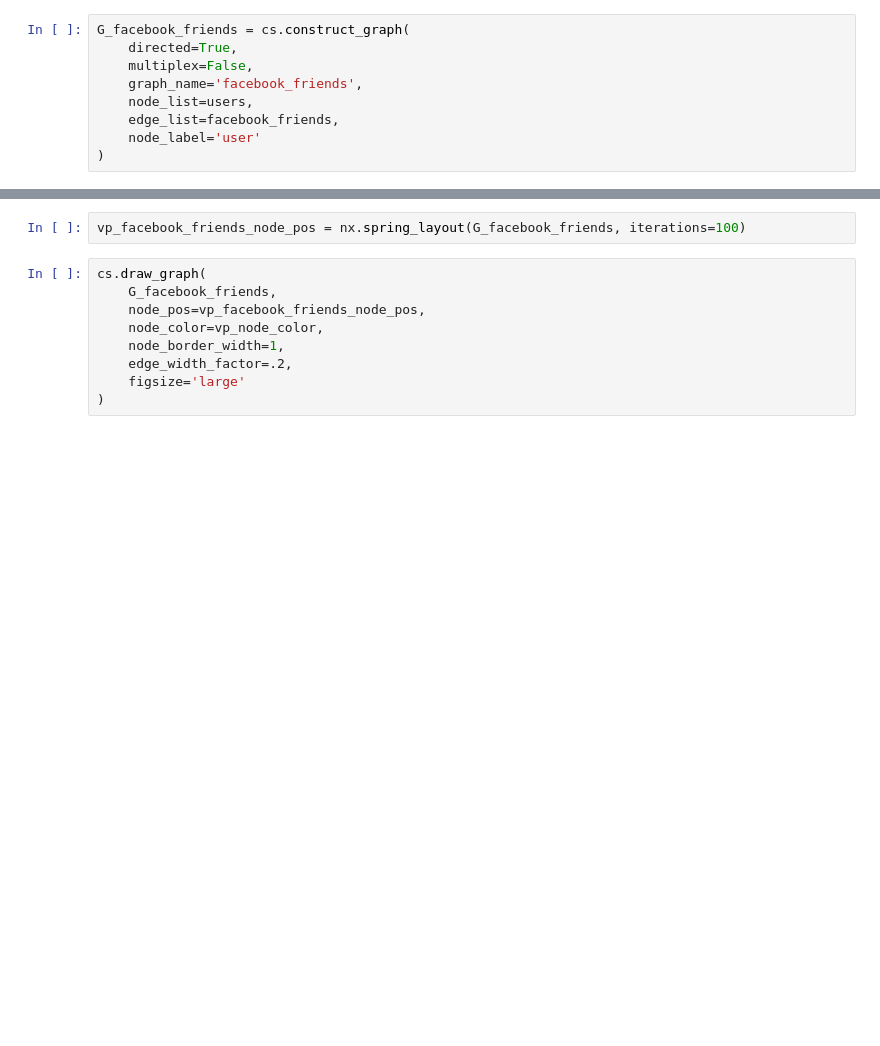
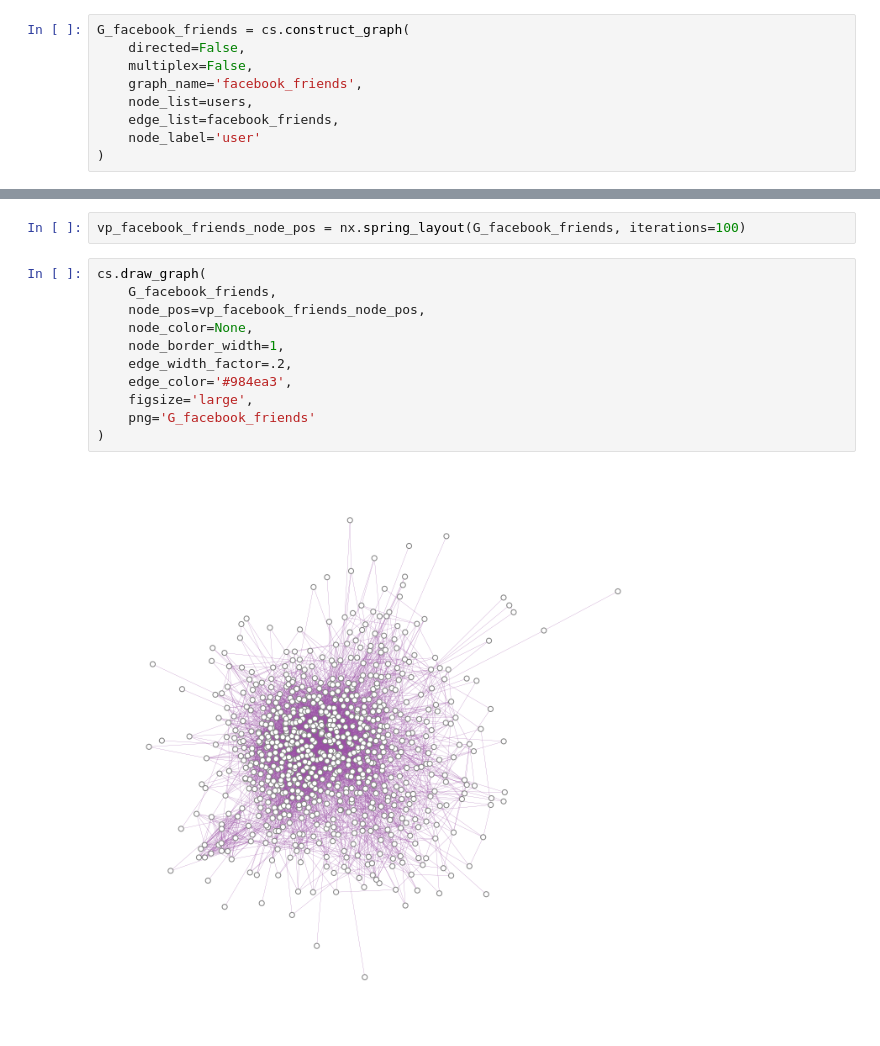
Before and after one commit to gesiscss/compsoc, a Jupyter notebook: copenhagen.ipynb, the cells around one changed output, grey strips where cells are left out. Saved outputs shown, nothing was run; the diff lists cells and outputs as text; blank space fills up the shorter version.

```diff
--- a/copenhagen.ipynb
+++ b/copenhagen.ipynb
@@ -447,7 +578,7 @@ the `construct_graph()` function needs weighted edge lists as an input:
 facebook_friends['weight'] = 1
 # %%
 G_facebook_friends = cs.construct_graph(
-    directed=True,
+    directed=False,
     multiplex=False,
     graph_name='facebook_friends',
     node_list=users,
@@ -461,9 +592,13 @@ vp_facebook_friends_node_pos = nx.spring_layout(G_facebook_friends, iterations=1
 # %%
 cs.draw_graph(
     G_facebook_friends,
     node_pos=vp_facebook_friends_node_pos,
-    node_color=vp_node_color,
+    node_color=None,
     node_border_width=1,
     edge_width_factor=.2,
-    figsize='large'
+    edge_color='#984ea3',
+    figsize='large',
+    png='G_facebook_friends'
 )
+# %% [output]
+[figure, added]
```
Also changed, not shown: parts of 33 cells of this notebook, 6 other files.
